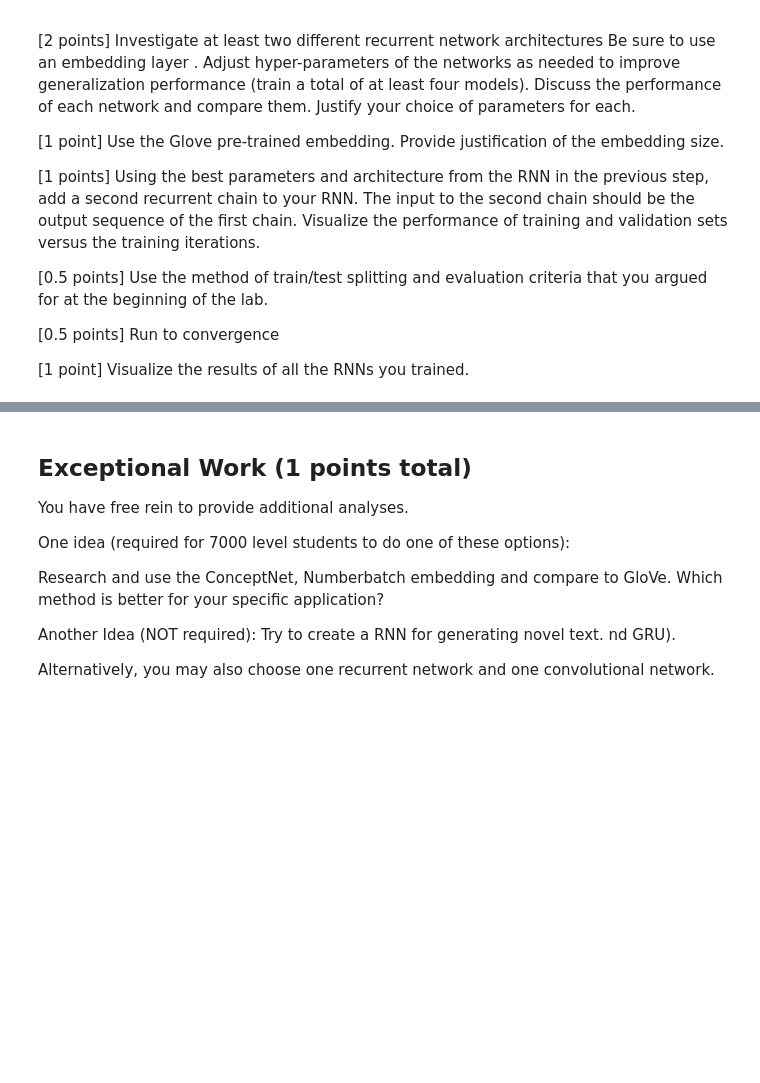
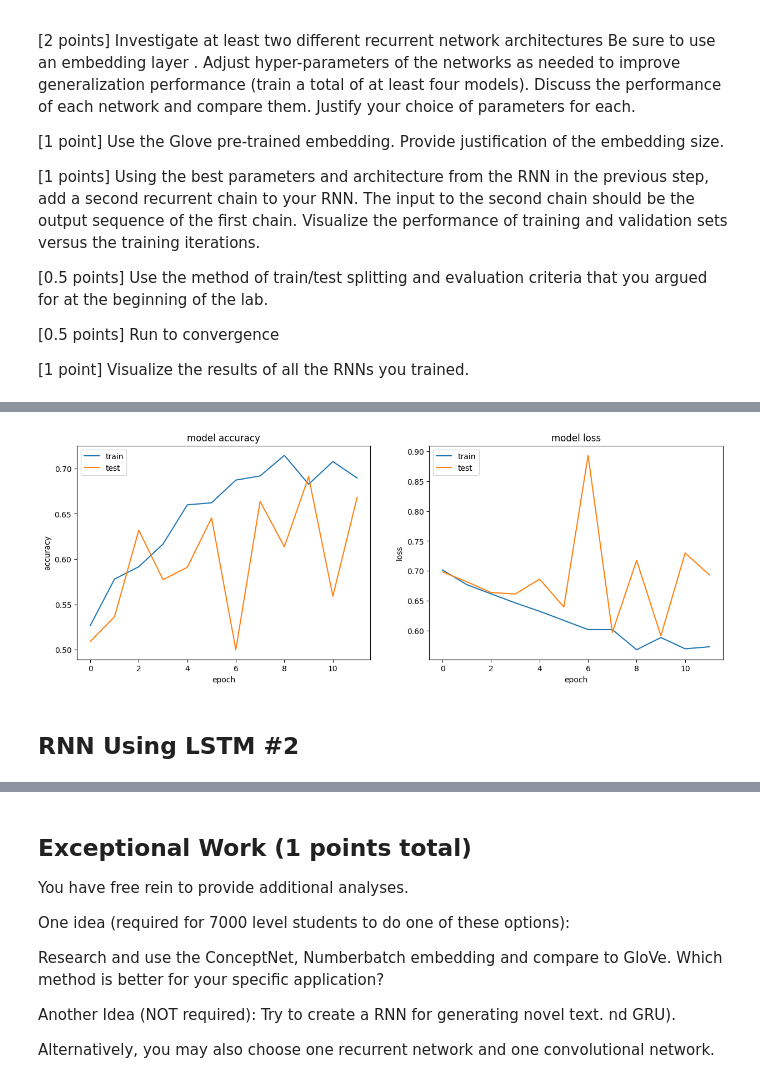
Before and after one commit to bennyandthejetss/ML_Lab7, a Jupyter notebook: Lab7.ipynb, the cells around one changed output, grey strips where cells are left out. Drawn from its saved outputs; the diff is of its cells as text; code cells hidden in the pictures; blank space fills up the shorter version.

```diff
--- a/Lab7.ipynb
+++ b/Lab7.ipynb
@@ -66,0 +174,13 @@ plt.show()
+# %%
+from tensorflow.keras.models import Sequential
+from tensorflow.keras.layers import Dense
+from tensorflow.keras.layers import LSTM
+
+rnn = Sequential()
+rnn.add(embedding_layer)
+rnn.add(LSTM(100,dropout=0.2, recurrent_dropout=0.2))
+rnn.add(Dense(NUM_CLASSES, activation='sigmoid'))
+rnn.compile(loss='categorical_crossentropy',
+              optimizer='rmsprop',
+              metrics=['accuracy'])
+print(rnn.summary())
@@ -66,0 +204,4 @@ plt.show()
+# %%
+history = []
+tmp = rnn.fit(X_train, y_train_ohe, validation_data=(X_test, y_test_ohe), epochs=12, batch_size=64)
+history.append( tmp )
@@ -66,0 +226,29 @@ plt.show()
+# %%
+# combine all the history from training together
+combined = dict()
+for key in ['accuracy','val_accuracy','loss','val_loss']:
+    combined[key] = np.hstack([x.history[key] for x in history])
+
+# summarize history for accuracy
+plt.figure(figsize=(15,5))
+plt.subplot(121)
+plt.plot(combined['accuracy'])
+plt.plot(combined['val_accuracy'])
+plt.title('model accuracy')
+plt.ylabel('accuracy')
+plt.xlabel('epoch')
+plt.legend(['train', 'test'], loc='upper left')
+
+# summarize history for loss
+plt.subplot(122)
+plt.plot(combined['loss'])
+plt.plot(combined['val_loss'])
+plt.title('model loss')
+plt.ylabel('loss')
+plt.xlabel('epoch')
+plt.legend(['train', 'test'], loc='upper left')
+plt.show()
+# %% [output]
+[figure, added]
+# %% [markdown]
+## RNN Using LSTM #2
```
Also changed, not shown: parts of 23 cells of this notebook, 1 other file.
